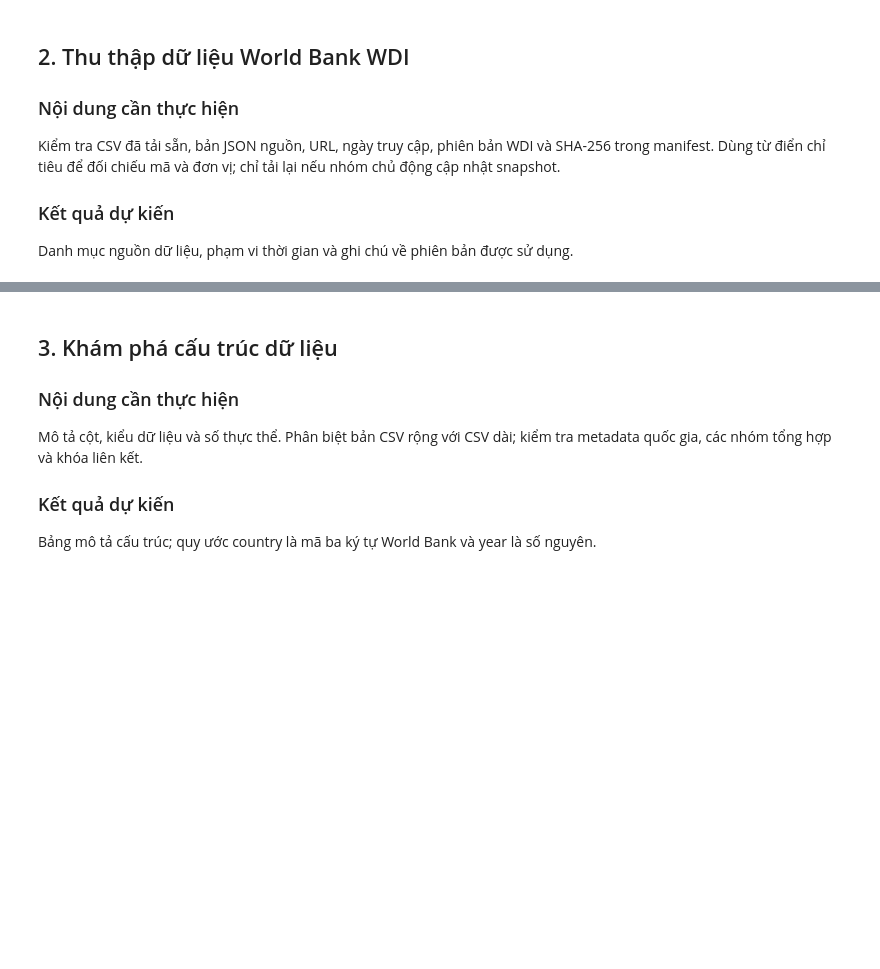
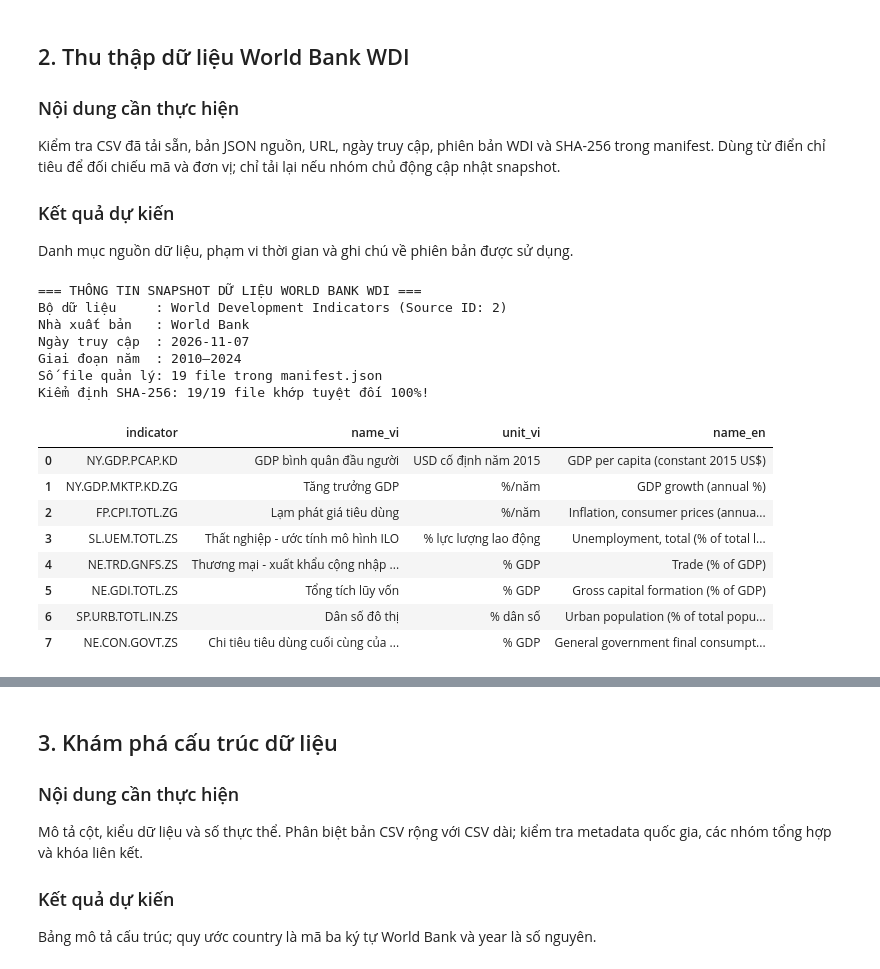
Before and after one commit to nguyenkhang310/DBSCAN, a Jupyter notebook: Duc/notebook/01_tien_xu_ly_du_lieu.ipynb, the cells around one changed output, grey strips where cells are left out. Cells and saved outputs as stored; diff of their text form; code cells hidden in the pictures; blank space fills up the shorter version.

Commit message:
feat(duc): complete notebook 01 preprocessing, EDA and handoff datasets

```diff
--- a/Duc/notebook/01_tien_xu_ly_du_lieu.ipynb
+++ b/Duc/notebook/01_tien_xu_ly_du_lieu.ipynb
@@ -51,3 +140,56 @@ Kiểm tra CSV đã tải sẵn, bản JSON nguồn, URL, ngày truy cập, phi
 ### Kết quả dự kiến
 
 Danh mục nguồn dữ liệu, phạm vi thời gian và ghi chú về phiên bản được sử dụng.
+# %%
+# Đọc từ điển chỉ tiêu và manifest nguồn
+tu_dien_df = pd.read_csv(PROJECT_ROOT / "du_lieu" / "tu_dien_chi_tieu.csv")
+with open(RAW_DIR / "manifest.json", "r", encoding="utf-8") as f:
+    manifest = json.load(f)
+
+print("=== THÔNG TIN SNAPSHOT DỮ LIỆU WORLD BANK WDI ===")
+print(f"Bộ dữ liệu     : {manifest['dataset']} (Source ID: {manifest['source_id']})")
+print(f"Nhà xuất bản   : {manifest['publisher']}")
+print(f"Ngày truy cập  : {manifest['access_date']}")
+print(f"Giai đoạn năm  : {manifest['study_years'][0]}–{manifest['study_years'][1]}")
+print(f"Số file quản lý: {len(manifest['files'])} file trong manifest.json")
+
+# Kiểm tra SHA-256 thực tế đối chiếu với SHA256SUMS và manifest.json
+# Lưu ý: Trên Windows, Git core.autocrlf có thể đổi LF -> CRLF cho file CSV; kiểm tra cả raw bytes và LF-normalized bytes
+sha_lines = (RAW_DIR / "SHA256SUMS").read_text(encoding="utf-8").strip().splitlines()
+sha_records = []
+for line in sha_lines:
+    expected_hash, rel_path = line.split(maxsplit=1)
+    file_path = RAW_DIR / rel_path.strip()
+    raw_bytes = file_path.read_bytes()
+    actual_hash_raw = hashlib.sha256(raw_bytes).hexdigest()
+    actual_hash_lf = hashlib.sha256(raw_bytes.replace(b"\r\n", b"\n")).hexdigest()
+    is_match = (expected_hash == actual_hash_raw) or (expected_hash == actual_hash_lf)
+    sha_records.append({
+        "file": rel_path.strip(),
+        "size_kb": round(len(raw_bytes) / 1024, 2),
+        "line_ending_mode": "Exact byte match" if expected_hash == actual_hash_raw else "LF-normalized match (Windows CRLF)",
+        "sha256_match": is_match,
+    })
+
+sha_df = pd.DataFrame(sha_records)
+assert sha_df["sha256_match"].all(), "CẢNH BÁO: Có file dữ liệu gốc không khớp SHA-256!"
+print(f"Kiểm định SHA-256: {sha_df['sha256_match'].sum()}/{len(sha_df)} file khớp tuyệt đối 100%!")
+
+display(tu_dien_df[["indicator", "name_vi", "unit_vi", "name_en"]])
+# %% [output]
+=== THÔNG TIN SNAPSHOT DỮ LIỆU WORLD BANK WDI ===
+Bộ dữ liệu     : World Development Indicators (Source ID: 2)
+Nhà xuất bản   : World Bank
+Ngày truy cập  : 2026-11-07
+Giai đoạn năm  : 2010–2024
+Số file quản lý: 19 file trong manifest.json
+Kiểm định SHA-256: 19/19 file khớp tuyệt đối 100%!
+|  | indicator | name_vi | unit_vi | name_en |
+| 0 | NY.GDP.PCAP.KD | GDP bình quân đầu người | USD cố định năm 2015 | GDP per capita (constant 2015 US$) |
+| 1 | NY.GDP.MKTP.KD.ZG | Tăng trưởng GDP | %/năm | GDP growth (annual %) |
+| 2 | FP.CPI.TOTL.ZG | Lạm phát giá tiêu dùng | %/năm | Inflation, consumer prices (annua... |
+| 3 | SL.UEM.TOTL.ZS | Thất nghiệp - ước tính mô hình ILO | % lực lượng lao động | Unemployment, total (% of total l... |
+| 4 | NE.TRD.GNFS.ZS | Thương mại - xuất khẩu cộng nhập ... | % GDP | Trade (% of GDP) |
+| 5 | NE.GDI.TOTL.ZS | Tổng tích lũy vốn | % GDP | Gross capital formation (% of GDP) |
+| 6 | SP.URB.TOTL.IN.ZS | Dân số đô thị | % dân số | Urban population (% of total popu... |
+| 7 | NE.CON.GOVT.ZS | Chi tiêu tiêu dùng cuối cùng của ... | % GDP | General government final consumpt... |
```
Also changed, not shown: parts of 19 cells of this notebook, 9 other files.
